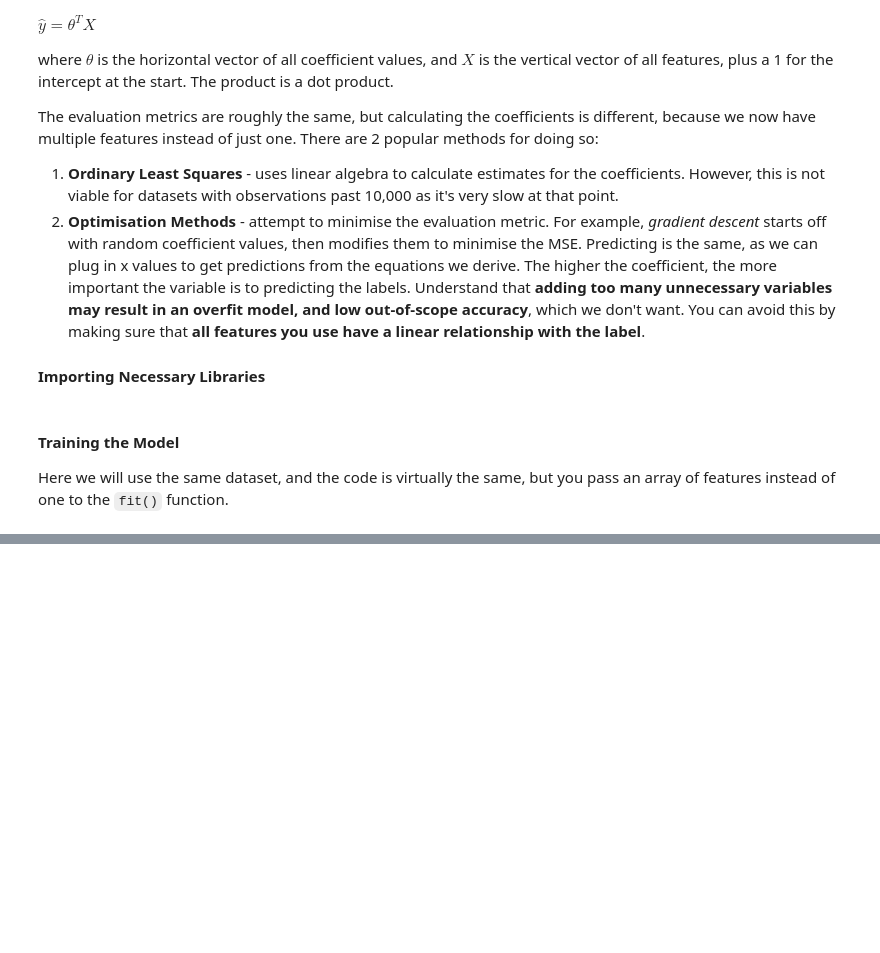
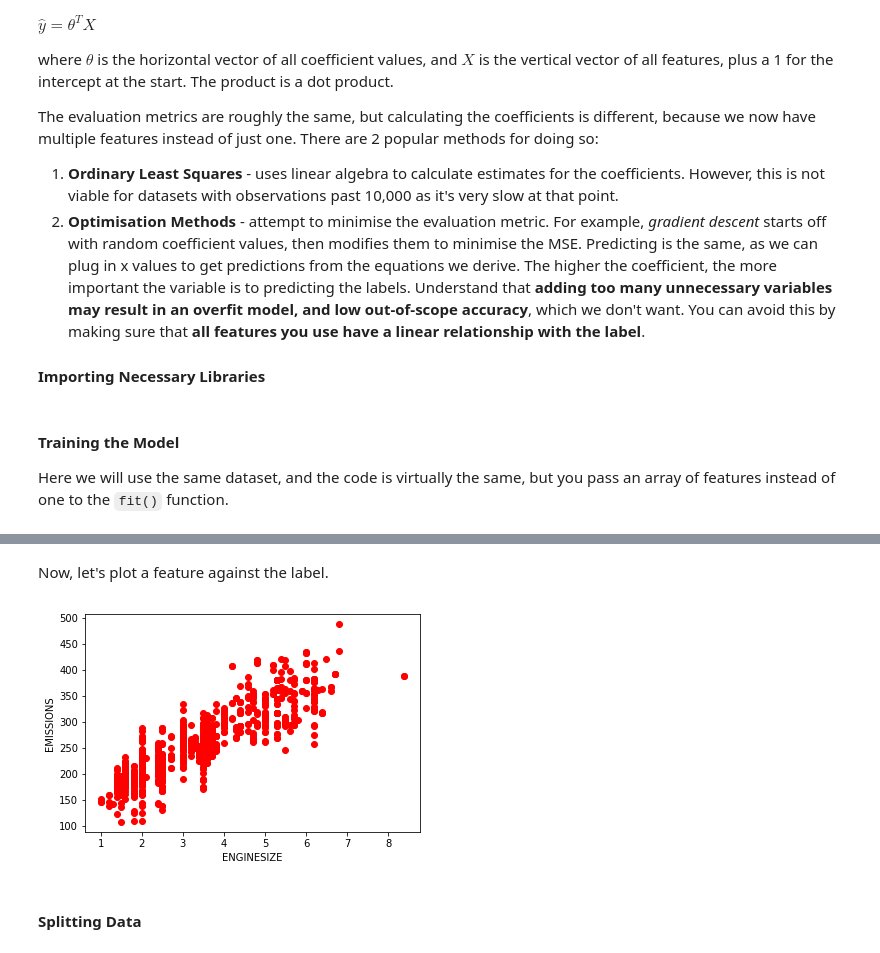
Before and after one commit to ArvindR03/CourseNotes, a Jupyter notebook: Machine Learning With Python IBM/IBM Machine Learning With Python.ipynb, the cells around one changed output, grey strips where cells are left out. Drawn from its saved outputs; the diff is of its cells as text; code cells hidden in the pictures; blank space fills up the shorter version.

```diff
--- a/Machine Learning With Python IBM/IBM Machine Learning With Python.ipynb
+++ b/Machine Learning With Python IBM/IBM Machine Learning With Python.ipynb
@@ -282,0 +303,13 @@ where $Y$ signifies a vector for all the actual labels from the dataset and $\ha
+# %% [markdown]
+Now, let's plot a feature against the label.
+# %%
+df = pd.read_csv("FuelConsumptionCo2.csv")
+cdf = df[['ENGINESIZE', 'CYLINDERS', 'FUELCONSUMPTION_COMB', 'CO2EMISSIONS']]
+plt.scatter(cdf.ENGINESIZE, cdf.CO2EMISSIONS, color="red")
+plt.xlabel("ENGINESIZE")
+plt.ylabel("EMISSIONS")
+plt.show()
+# %% [output]
+[figure, added]
+# %% [markdown]
+#### Splitting Data
```
Also changed, not shown: parts of 116 cells of this notebook, 7 other files.
